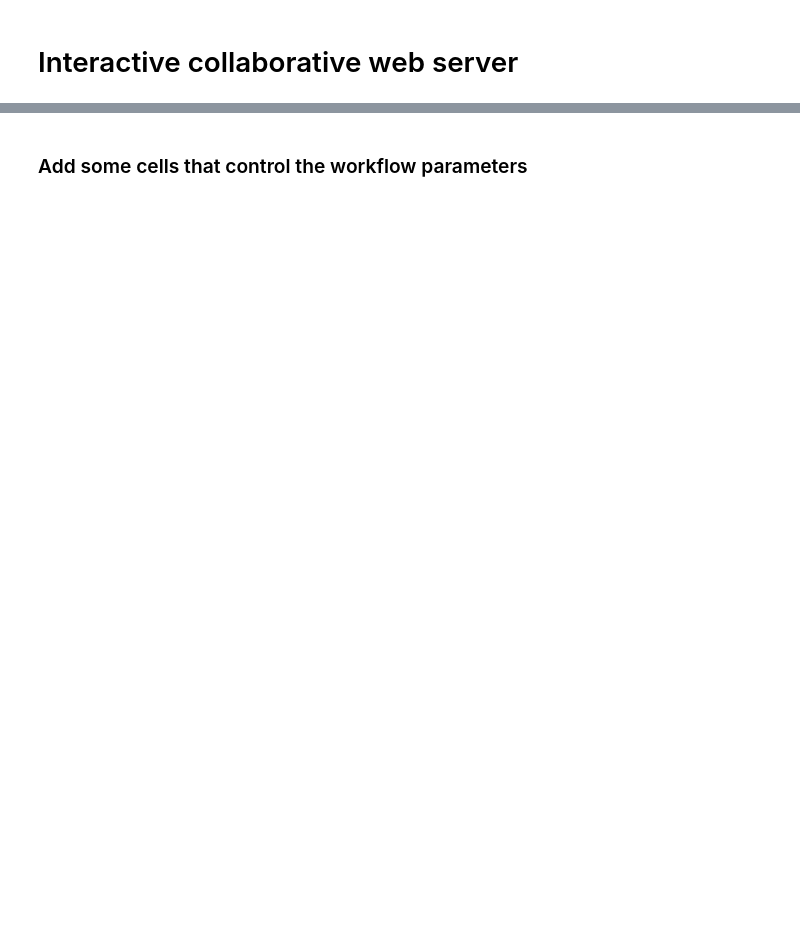
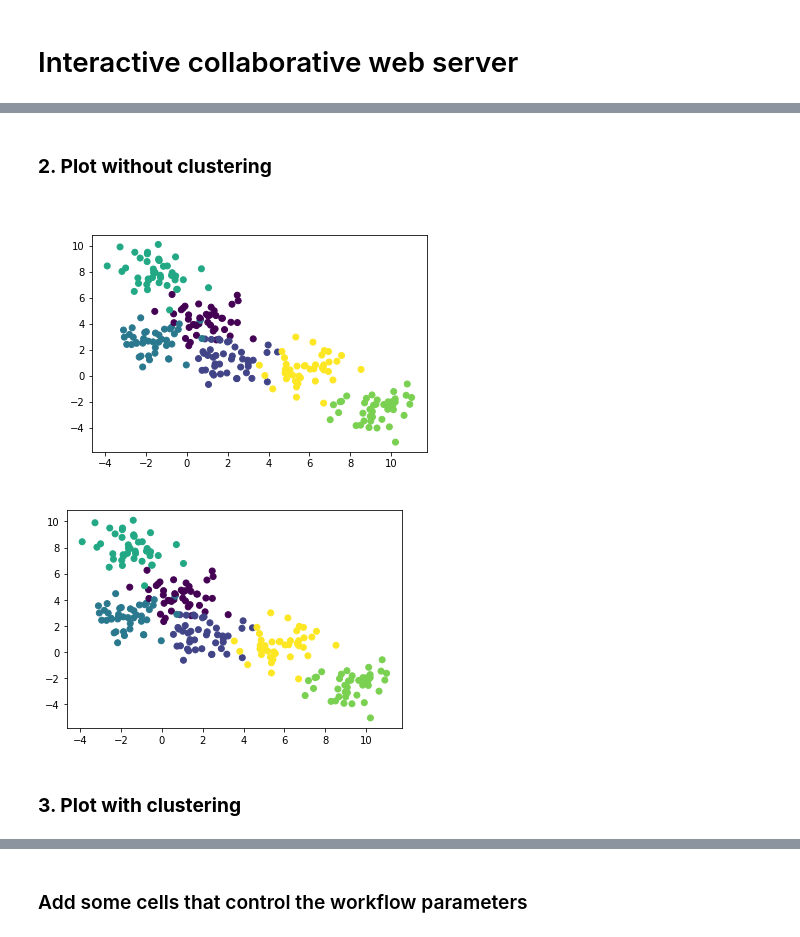
Before and after one commit to sjdv1982/seamless, a Jupyter notebook: examples/webserver-example/webserver.ipynb, the cells around one changed output, grey strips where cells are left out. Saved outputs shown, nothing was run; the diff lists cells and outputs as text; code cells hidden in the pictures; blank space fills up the shorter version.

```diff
--- a/examples/webserver-example/webserver.ipynb
+++ b/examples/webserver-example/webserver.ipynb
@@ -132,0 +70,7 @@ Status: OK Exception: None
+# %%
+n_samples = 250
+random_state = 0
+delay = 2
+n_clusters = 6
+dataset, dataset_classes = generate_dataset(n_samples, random_state, delay, n_clusters)
+dataset
@@ -132,0 +95,22 @@ Status: OK Exception: None
+# %% [markdown]
+### **2. Plot without clustering**
+# %%
+def plot_dataset(dataset, colors):
+    import matplotlib.pyplot as plt
+    x, y = dataset[:, 0], dataset[:, 1]
+    plt.scatter(x,y, c=colors)
+
+    # We need to return the image bytes. Unfortunately, there is no Matplotlib built-in function for this
+    from io import BytesIO
+    image = BytesIO()
+    plt.savefig(image)
+    return image.getvalue()
+# %%
+plot = plot_dataset(dataset, dataset_classes)
+from IPython.display import Image
+Image(plot)
+# %% [output]
+[figure, added]
+[figure, added]
+# %% [markdown]
+### **3. Plot with clustering**
```
Also changed, not shown: parts of 55 cells of this notebook, 1 other file.
